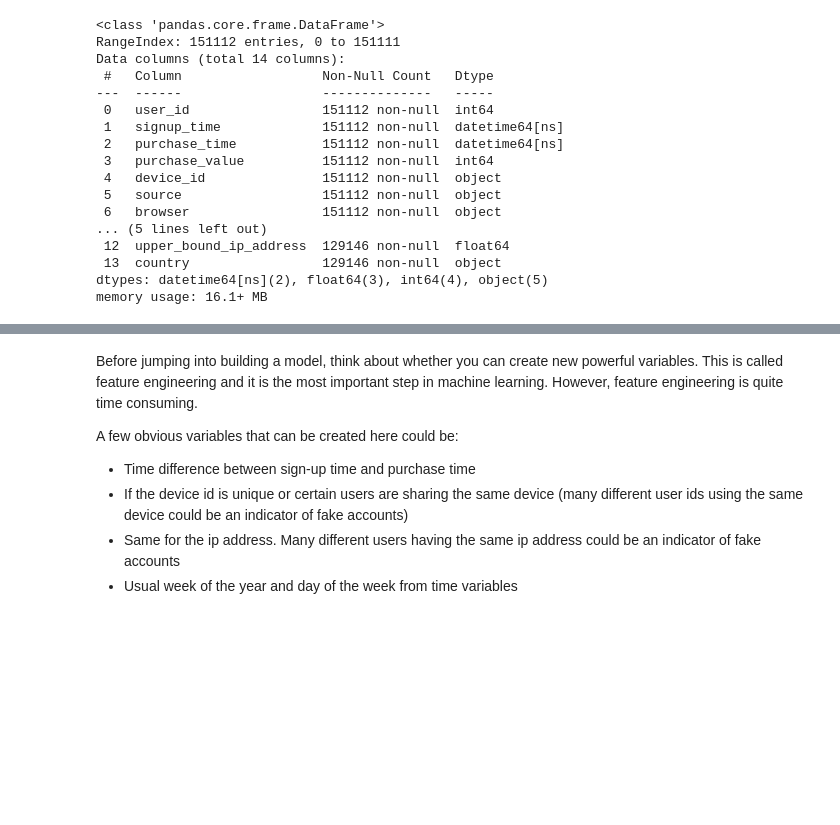
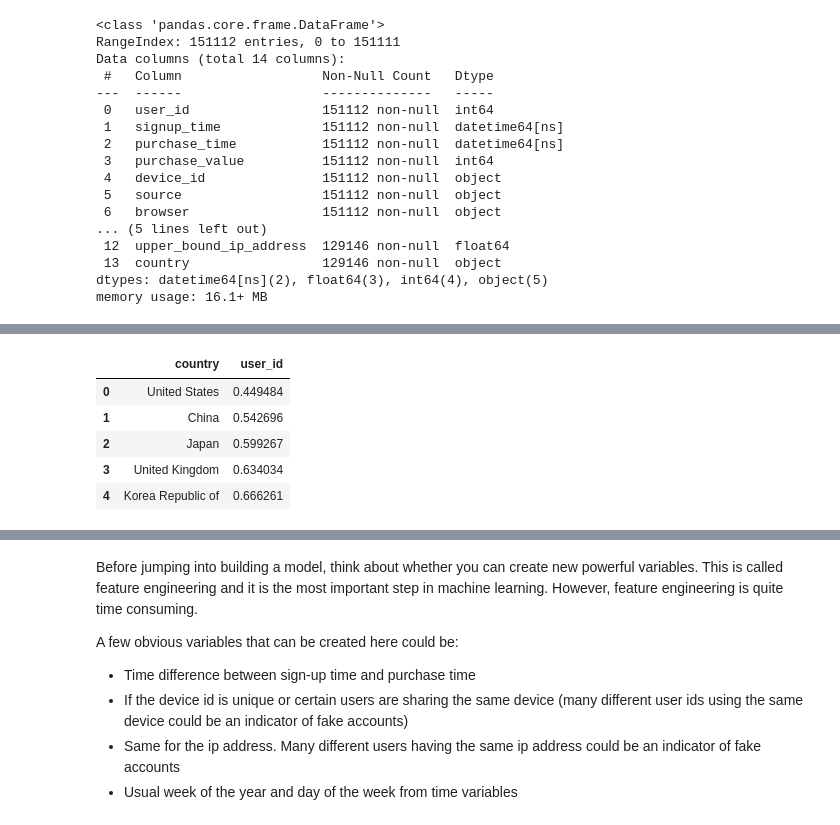
Before and after one commit to menghe2727/data_science, a Jupyter notebook: Identifying_fraudulent_activities/fraud_activities.ipynb, the cells around one changed output, grey strips where cells are left out. Cells and saved outputs as stored; diff of their text form; code cells hidden in the pictures; blank space fills up the shorter version.

```diff
--- a/Identifying_fraudulent_activities/fraud_activities.ipynb
+++ b/Identifying_fraudulent_activities/fraud_activities.ipynb
@@ -295,0 +303,14 @@ Name: user_id, Length: 181, dtype: int64
+# %%
+# calculate the proportion
+country_proportion = fraud_join_data_country['user_id']/fraud_join_data_country['user_id'].sum()
+country_proportion.sort_values(ascending = False, inplace= True)
+country_proportion_cum = country_proportion.cumsum()
+country_proportion_cum = country_proportion_cum.reset_index()
+country_proportion_cum.head()
+# %% [output]
+|  | country | user_id |
+| 0 | United States | 0.449484 |
+| 1 | China | 0.542696 |
+| 2 | Japan | 0.599267 |
+| 3 | United Kingdom | 0.634034 |
+| 4 | Korea Republic of | 0.666261 |
```
Also changed, not shown: parts of 8 cells of this notebook.
